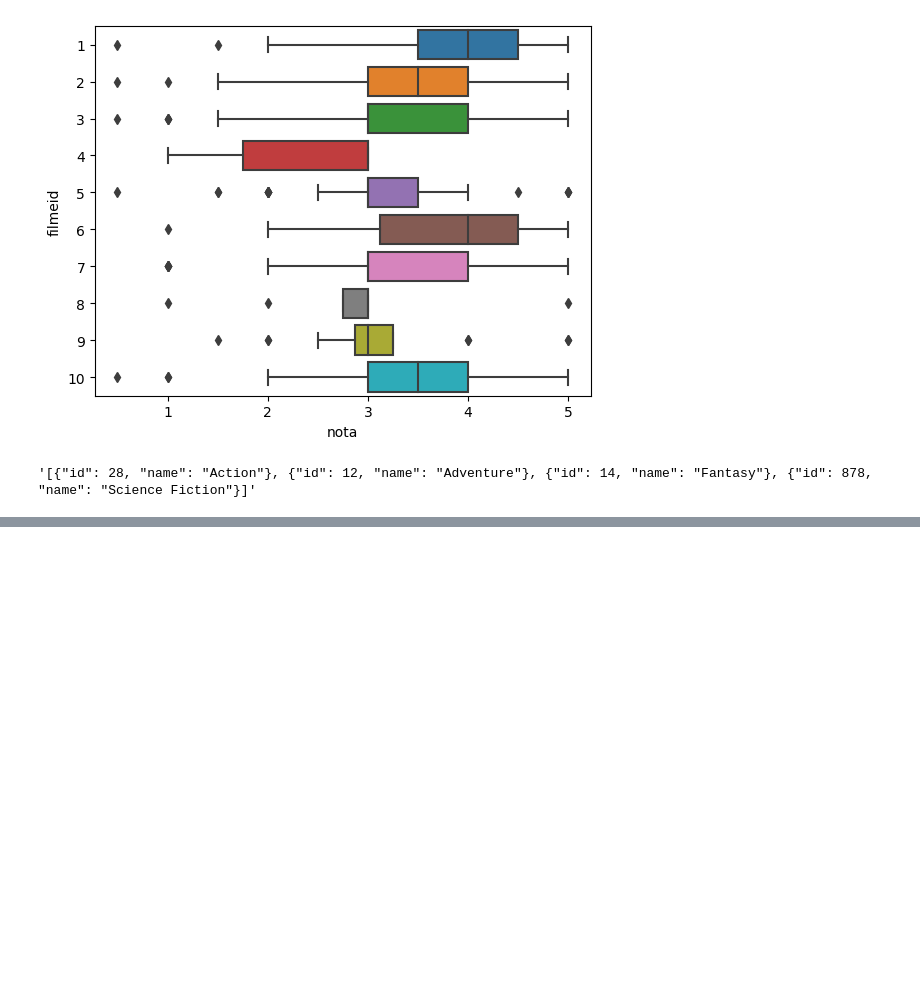
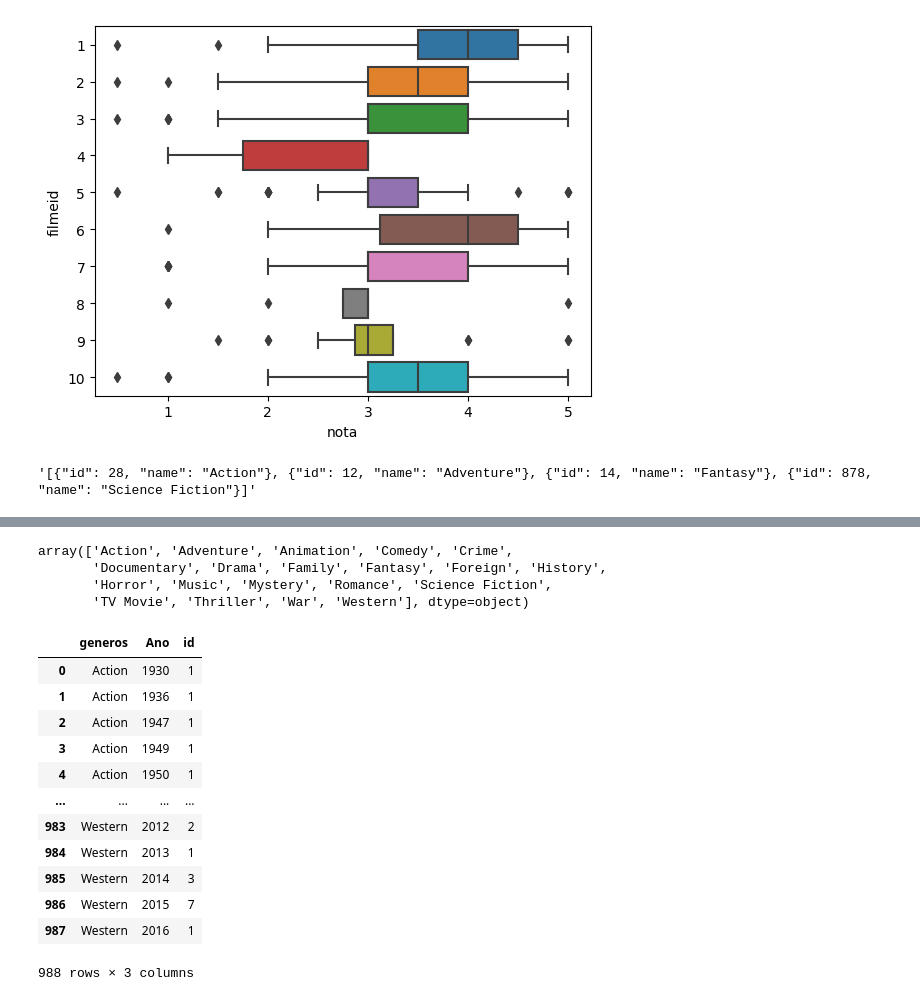
Before and after one commit to chzandonai/ExploratoryDataAnalisys, a Jupyter notebook: notebooks/EDA1.ipynb, the cells around one changed output, grey strips where cells are left out. Cells and saved outputs as stored; diff of their text form; code cells hidden in the pictures; blank space fills up the shorter version.

```diff
--- a/notebooks/EDA1.ipynb
+++ b/notebooks/EDA1.ipynb
@@ -379,0 +327,23 @@ SyntaxError: invalid syntax (360193469.py, line 1)
+# %%
+aux.generos.unique()
+# %% [output]
+array(['Action', 'Adventure', 'Animation', 'Comedy', 'Crime',
+       'Documentary', 'Drama', 'Family', 'Fantasy', 'Foreign', 'History',
+       'Horror', 'Music', 'Mystery', 'Romance', 'Science Fiction',
+       'TV Movie', 'Thriller', 'War', 'Western'], dtype=object)
+# %%
+genero_ano
+# %% [output]
+|  | generos | Ano | id |
+| 0 | Action | 1930 | 1 |
+| 1 | Action | 1936 | 1 |
+| 2 | Action | 1947 | 1 |
+| 3 | Action | 1949 | 1 |
+| 4 | Action | 1950 | 1 |
+| ... | ... | ... | ... |
+| 983 | Western | 2012 | 2 |
+| 984 | Western | 2013 | 1 |
+| 985 | Western | 2014 | 3 |
+| 986 | Western | 2015 | 7 |
+| 987 | Western | 2016 | 1 |
+988 rows × 3 columns
```
Also changed, not shown: parts of 24 cells of this notebook.
